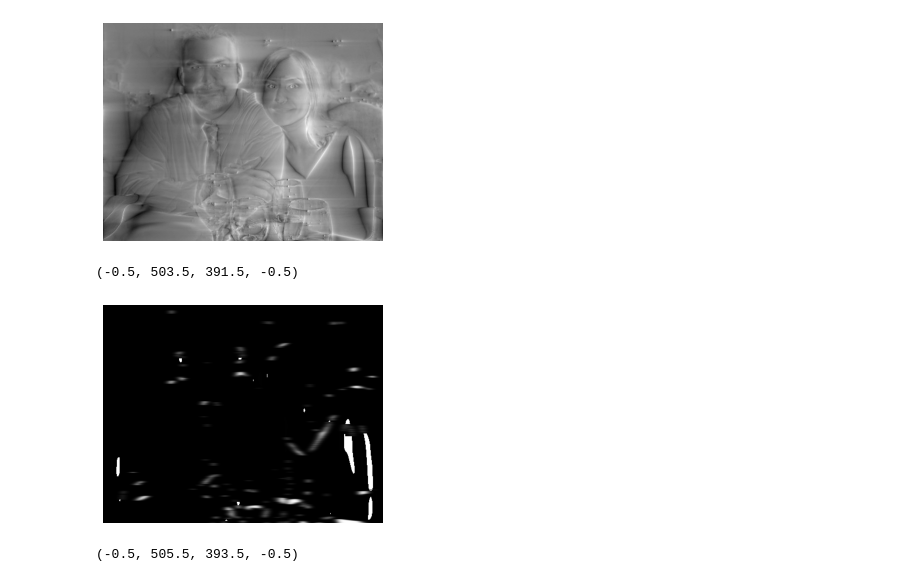
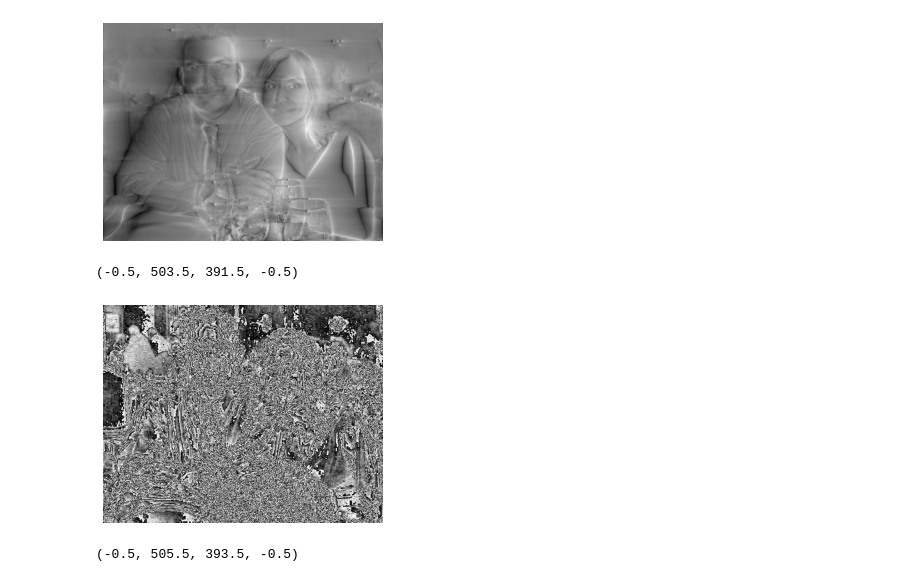
Before and after one commit to collinskatie/motion_without_movement, a Jupyter notebook: simple_filter.ipynb, the cells around one changed output. Drawn from its saved outputs; the diff is of its cells as text; code cells hidden in the pictures.

```diff
--- a/simple_filter.ipynb
+++ b/simple_filter.ipynb
@@ -82,13 +82,13 @@ plt.axis('off')
 (-0.5, 503.5, 391.5, -0.5)
 [figure]
 # %%
-transf_img =  gaussian_laplace(img, sigma=5) # help from: https://docs.scipy.org/doc/scipy/reference/generated/scipy.signal.hilbert.html
+transf_img =  gaussian_laplace(img, sigma=0.3) # help from: https://docs.scipy.org/doc/scipy/reference/generated/scipy.signal.hilbert.html
 
 plt.imshow(transf_img, cmap=cmap)
 plt.axis('off')
 # %% [output]
 (-0.5, 503.5, 391.5, -0.5)
-[figure, old version]
+[figure, new version]
 # %%
 def create_filter(filter_func, filter_size, theta):
     # filter_func is a function that takes as input x,y,theta
```
Also changed, not shown: parts of 8 cells of this notebook.
